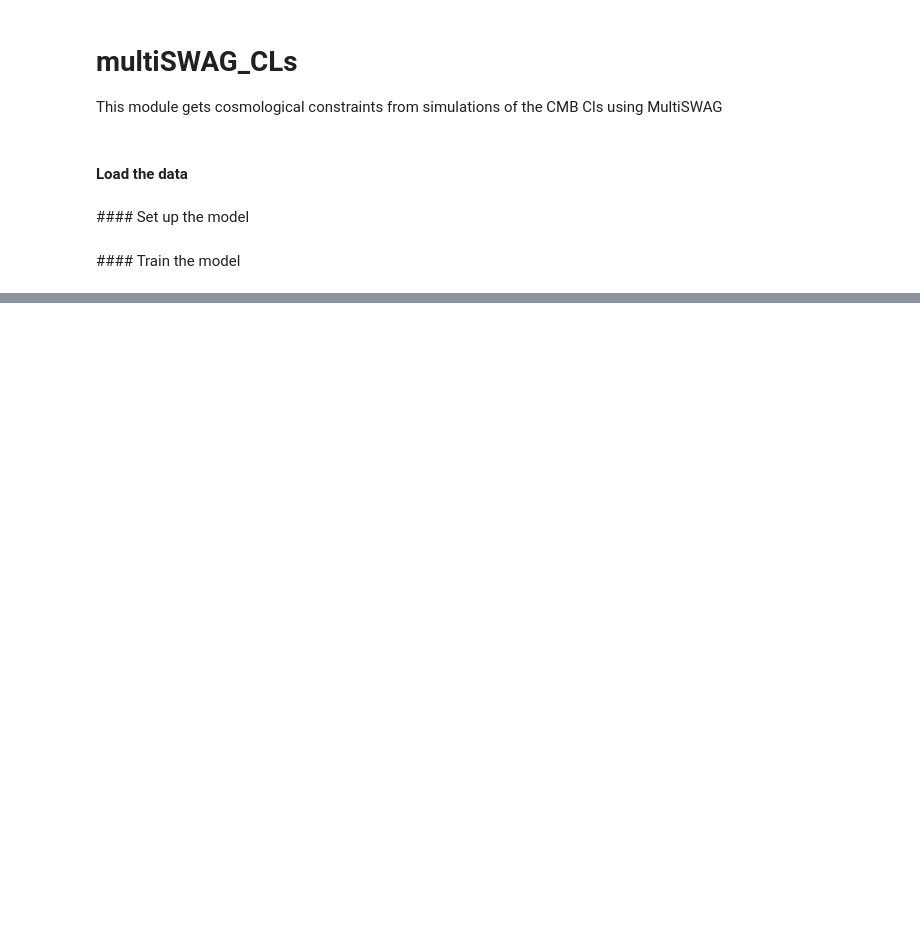
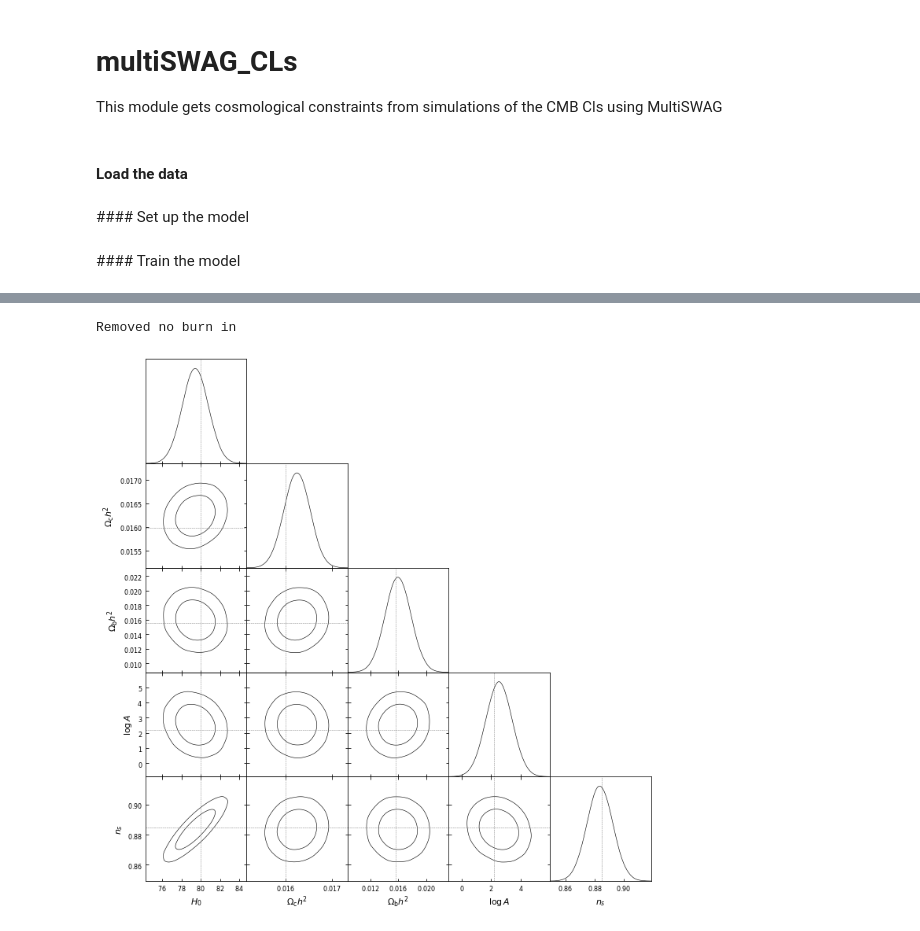
Before and after one commit to Pablo-Lemos/cosmoSWAG, a Jupyter notebook: notebooks/multiSWAG_CLs.ipynb, the cells around one changed output, grey strips where cells are left out. Drawn from its saved outputs; the diff is of its cells as text; code cells hidden in the pictures; blank space fills up the shorter version.

```diff
--- a/notebooks/multiSWAG_CLs.ipynb
+++ b/notebooks/multiSWAG_CLs.ipynb
@@ -65,0 +123,38 @@ tensor([[  0.4166,   0.2309,   0.5073,   0.4582,   0.7829, -18.1192,  -6.0502,
+# %%
+mu, invcov = model.separate_mu_cov(samps[:,-2,:])
+# %%
+mean = mu.detach().numpy()
+cov = torch.inverse(invcov).detach().numpy()
+
+maxs = np.array([90, 0.05, 0.5, 3.5, 1])
+mins = np.array([50, 0.01, 0.01, 1.5, 0.8])
+
+mean = mean*(maxs-mins)+mins
+cmaxs = np.outer(maxs, maxs)
+cmins = np.outer(mins, mins)
+cov = cov*(cmaxs-cmins)
+#X = np.random.multivariate_normal(mean, cov, 10000)
+# %%
+X = np.zeros([1000, 100, 5])
+for i in range(1000):
+    X[i] = np.random.multivariate_normal(mean[i], cov[i], 100)
+
+X = X.reshape([-1, 5])
+# %%
+import getdist.plots
+names = ["H0", "omch2",  "ombh2", "As", "ns"]
+labels =  ["H_0", "\Omega_\mathrm{c} h^2", "\Omega_\mathrm{b} h^2", "\log A", "n_s"]
+swag = getdist.MCSamples(samples=X,names = names, labels = labels)
+# %% [output]
+Removed no burn in
+# %%
+g = getdist.plots.getSubplotPlotter()
+g.triangle_plot(swag,
+                filled = True,
+                markers={'H0':params[-2,0],
+                         'omch2':params[-2,1],
+                         'ombh2':params[-2,2],
+                         'As':params[-2,3],
+                         'ns':params[-2,4]})
+# %% [output]
+[figure, added]
```
Also changed, not shown: parts of 10 cells of this notebook, 1 other file.
